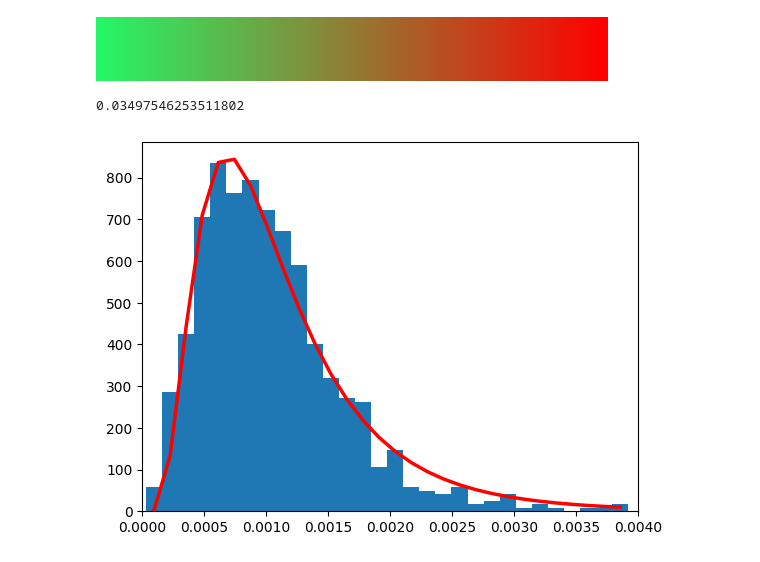
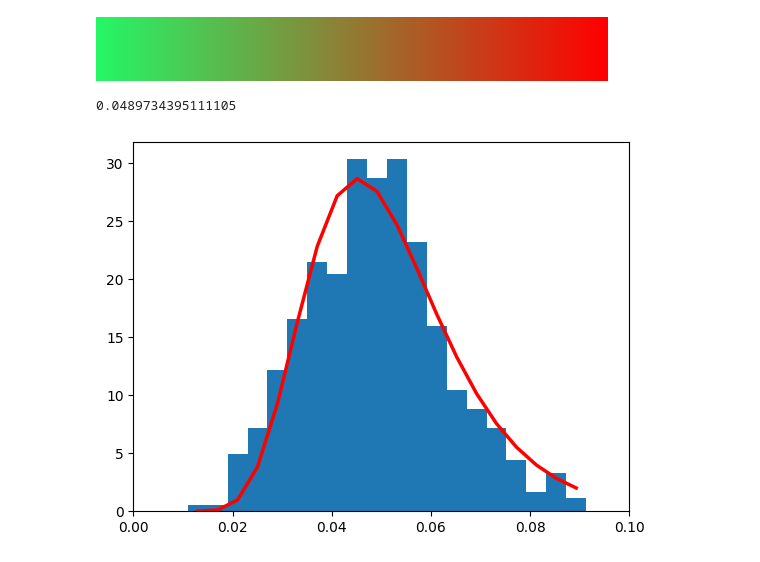
Before and after one commit to OneMoreGate/Memristor_modeling, a Jupyter notebook: Grains/voronoi.ipynb, the cells around one changed output. Saved outputs shown, nothing was run; the diff lists cells and outputs as text; code cells hidden in the pictures.

```diff
--- a/Grains/voronoi.ipynb
+++ b/Grains/voronoi.ipynb
@@ -5,7 +5,7 @@ from matplotlib import pyplot as plt
 from shapely.geometry import Polygon
 
 #Let us generate a few random coordinates
-coords = np.random.rand(1000, 2)
+coords = np.random.rand(500, 2)
 vor = Voronoi(coords)
 
 fig, ax = plt.subplots(figsize = [10,10])
@@ -29,7 +29,7 @@ polygons_coords = [vor.vertices[region] for region in vor.regions if (region and
 shapely_polygons_areas = [Polygon(coord).area for coord in polygons_coords]
 
 poly_df = pd.DataFrame({ 'Poly_coords' :polygons_coords,'Poly_areas' :shapely_polygons_areas})
-poly_df = poly_df[poly_df['Poly_areas'] < 0.004]
+poly_df = poly_df[poly_df['Poly_areas'] < 0.008]
 
 x_vertices = vor.vertices.transpose()[0]
 y_vertices = vor.vertices.transpose()[1]
@@ -57,8 +57,8 @@ polygons_coll = collections.PolyCollection(
 ax_1.add_collection(polygons_coll)
 ax_1.scatter(x_vertices, y_vertices, s = 5, c='k')
 
-square_side_lenght = 0.05
-step = 0.01
+square_side_lenght = 0.08
+step = 0.015
 full_steps = np.linspace(0, 1, int(1/step))
 count = 0
 for i in range(int(1/step) - int(square_side_lenght / step)):
@@ -90,16 +90,16 @@ custom_cmap
 # %%
 from scipy.optimize import curve_fit
 
 fig, ax = plt.subplots()
-ax.set_xlim([0,0.004])
+ax.set_xlim([0,0.1])
 def log_norm(x, mu, sigma):
     return 1/(x * sigma * np.sqrt(2 * np.pi)) * np.exp(-(np.log(x) - mu)**2 / (2 * sigma**2))
-counts, bins, _ = ax.hist(poly_df['Poly_areas'], bins=30, density=True)
+counts, bins, _ = ax.hist(2 * np.sqrt(poly_df['Poly_areas'] / np.pi ), bins=20, density=True)
 bin_centers = (bins[1:] + bins[:-1]) / 2
 popt, _ = curve_fit(log_norm, bin_centers, counts, p0=[0, 1])
 log_norm_points = log_norm(bin_centers, *popt)
 ax.plot(bin_centers, log_norm_points , color='red', label='Fitted curve', linewidth = 2.5)
 np.mean(2 * np.sqrt(poly_df['Poly_areas'] / np.pi ))
 # %% [output]
-0.03497546253511802
+0.0489734395111105
-[figure, old version]
+[figure, new version]
```
Also changed, not shown: parts of 2 cells of this notebook.
